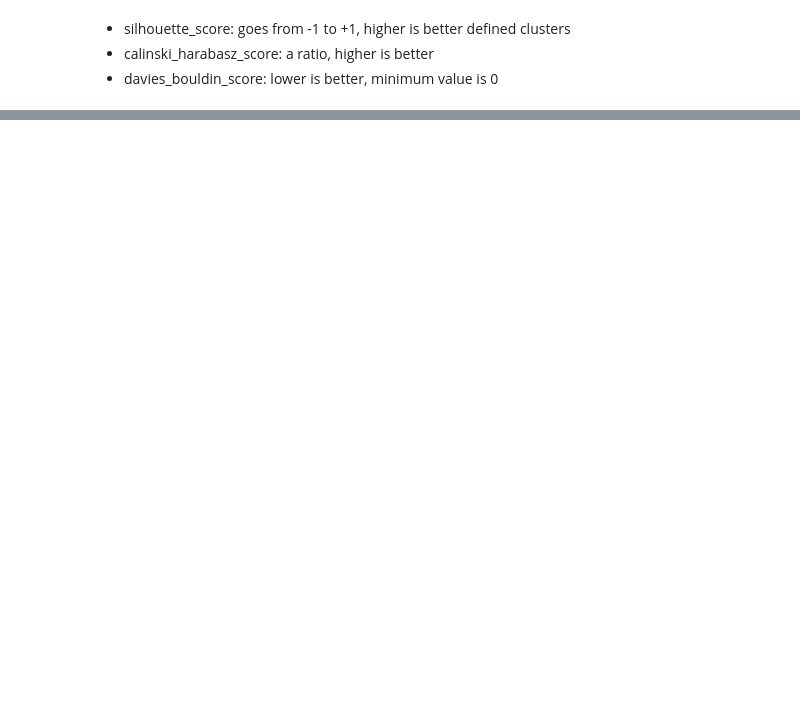
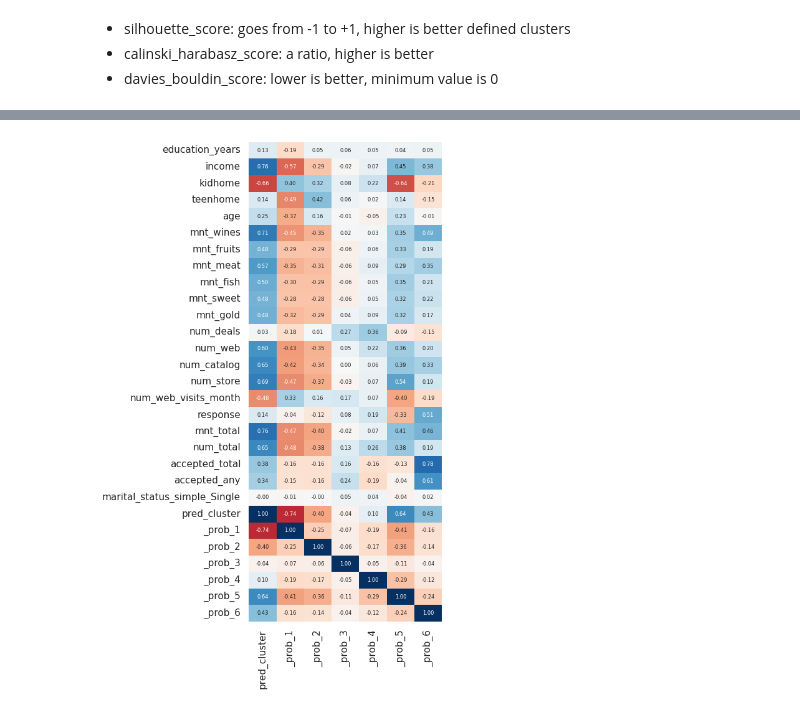
Before and after one commit to avila/ClearCutCostumerClustering, a Jupyter notebook: code/mra/02_clust_first_look.ipynb, the cells around one changed output, grey strips where cells are left out. Saved outputs shown, nothing was run; the diff lists cells and outputs as text; code cells hidden in the pictures; blank space fills up the shorter version.

```diff
--- a/code/mra/02_clust_first_look.ipynb
+++ b/code/mra/02_clust_first_look.ipynb
@@ -411,0 +314,19 @@ summary_stats_by_group(df_predicted_encoded, group_var="pred_cluster", target_va
+# %%
+# pick winner (comment out the other)
+#x_winner = df_kmeans_pred_proba
+x_winner = df_gausmx_pred_proba
+
+# make sure same number of rows for df and predictions
+assert df_scaled.shape[0]==gmm_pred_proba_array.shape[0]
+
+# Append to existing DataFrame
+df_predicted = pd.concat(
+    [df_scaled.reset_index(drop=True),
+    x_winner.reset_index(drop=True)], axis=1, ignore_index=False)
+
+# reorder the cluster by:
+order_by = "income" # mnt_total is also a good one
+order_by = "mnt_total" # mnt_total is also a good one
+df_predicted = reorder_clusters(df_predicted, order_by=order_by)
+
+df_predicted.groupby("pred_cluster").mean()
@@ -411,0 +342,40 @@ summary_stats_by_group(df_predicted_encoded, group_var="pred_cluster", target_va
+# %%
+# get correlations
+df_predicted_encoded = pd.get_dummies(df_predicted, drop_first=False)
+df_corr = df_predicted_encoded.corr()
+df_corr_toplot = df_corr.filter(regex="prob|pred|pca", axis=1)
+#df_corr_toplot.drop(columns="pred_cluster", axis=1, inplace=True)
+# heatmap
+from matplotlib import pyplot as plt
+import seaborn as sns
+
+def heatmap(df, file_name=None, figsize=(5,10)):
+
+    fig, ax = plt.subplots(figsize=figsize)
+    sns.heatmap(
+        df,
+        cmap='RdBu',
+        annot=True,
+        fmt=".2f",
+        annot_kws={"size": 6},
+        vmin=-1, vmax=1,
+        cbar=False
+    )
+
+    if file_name is not None:
+        # save the plot as JPG file
+        #print(f"saving {file_name}")
+        plt.savefig(
+            file_name,
+            dpi=300,
+            bbox_inches='tight'
+        )
+        plt.show()
+
+
+heatmap(df_corr_toplot,
+    file_name=f"output/figures/fig_corrplot_first_look_{n_clusters}_clst_income_pred.png",
+    figsize=(4,10)
+)
+# %% [output]
+[figure, added]
```
Also changed, not shown: parts of 84 cells of this notebook, 1 other file.
